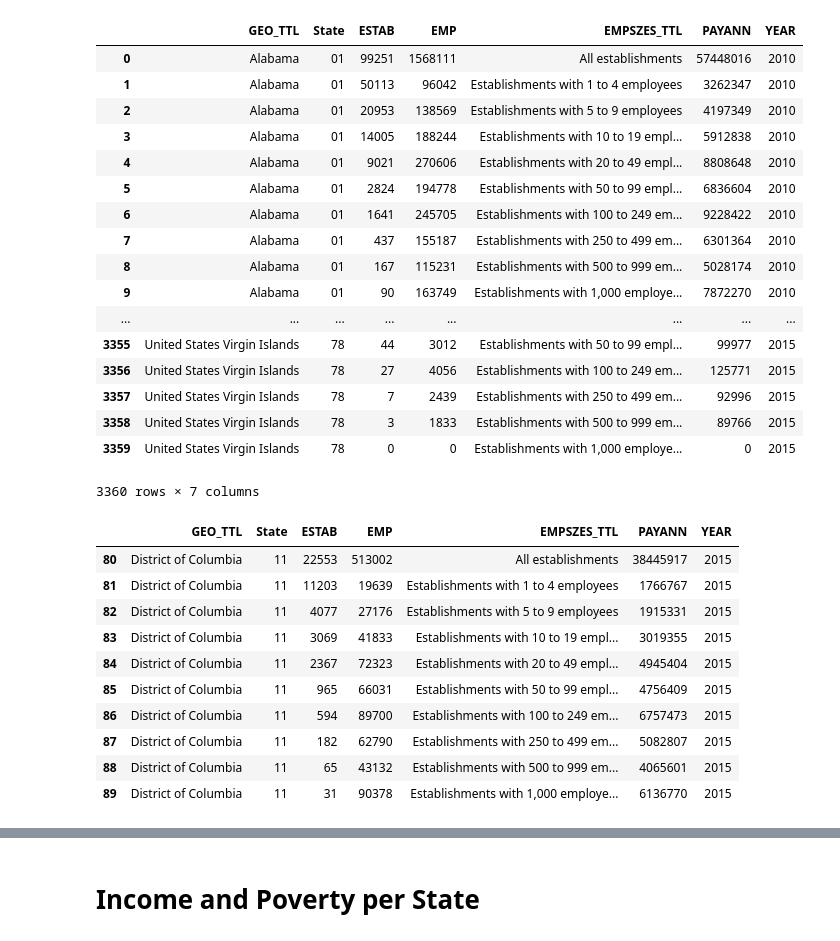
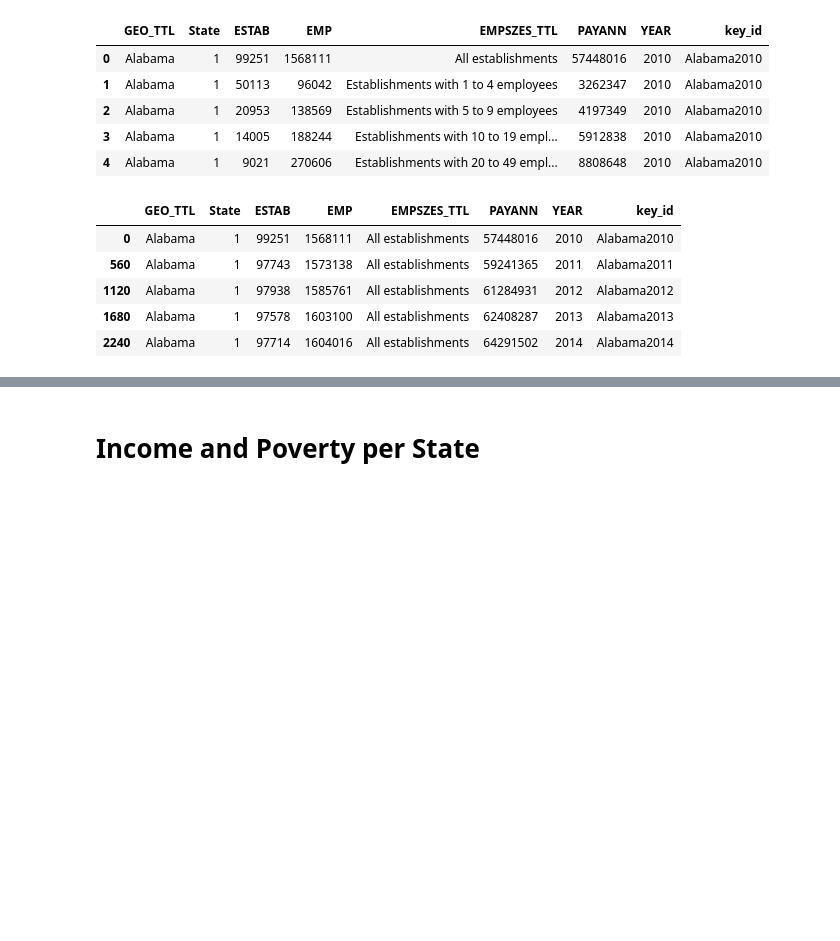
Before and after one commit to Airedyver/Census_Business_Vizualization, a Jupyter notebook: CBP API access .ipynb, the cells around one changed output, grey strips where cells are left out. Drawn from its saved outputs; the diff is of its cells as text; code cells hidden in the pictures; blank space fills up the shorter version.

```diff
--- a/CBP API access .ipynb
+++ b/CBP API access .ipynb
@@ -57,39 +46,28 @@ cbp_df
 # %%
 clean_cbp = cbp_df.drop([0]).reset_index()
 cbp_df = pd.DataFrame(clean_cbp, columns=['GEO_TTL','State','ESTAB','EMP','EMPSZES_TTL','PAYANN','YEAR'])
-cbp_df
+# download to csv
+cbp_df.to_csv("cbp_df.csv", index=False, header=True)
+cbp_df = pd.read_csv("cbp_df.csv",dtype={"ESTAB": int,"EMP":int,"PAYANN":int,"YEAR":str})
+cbp_df['key_id'] = cbp_df['GEO_TTL'] + cbp_df['YEAR']
+cbp_df.head()
 # %% [output]
-|  | GEO_TTL | State | ESTAB | EMP | EMPSZES_TTL | PAYANN | YEAR |
-| 0 | Alabama | 01 | 99251 | 1568111 | All establishments | 57448016 | 2010 |
-| 1 | Alabama | 01 | 50113 | 96042 | Establishments with 1 to 4 employees | 3262347 | 2010 |
-| 2 | Alabama | 01 | 20953 | 138569 | Establishments with 5 to 9 employees | 4197349 | 2010 |
-| 3 | Alabama | 01 | 14005 | 188244 | Establishments with 10 to 19 empl... | 5912838 | 2010 |
-| 4 | Alabama | 01 | 9021 | 270606 | Establishments with 20 to 49 empl... | 8808648 | 2010 |
-| 5 | Alabama | 01 | 2824 | 194778 | Establishments with 50 to 99 empl... | 6836604 | 2010 |
-| 6 | Alabama | 01 | 1641 | 245705 | Establishments with 100 to 249 em... | 9228422 | 2010 |
-| 7 | Alabama | 01 | 437 | 155187 | Establishments with 250 to 499 em... | 6301364 | 2010 |
-| 8 | Alabama | 01 | 167 | 115231 | Establishments with 500 to 999 em... | 5028174 | 2010 |
-| 9 | Alabama | 01 | 90 | 163749 | Establishments with 1,000 employe... | 7872270 | 2010 |
-| ... | ... | ... | ... | ... | ... | ... | ... |
-| 3355 | United States Virgin Islands | 78 | 44 | 3012 | Establishments with 50 to 99 empl... | 99977 | 2015 |
-| 3356 | United States Virgin Islands | 78 | 27 | 4056 | Establishments with 100 to 249 em... | 125771 | 2015 |
-| 3357 | United States Virgin Islands | 78 | 7 | 2439 | Establishments with 250 to 499 em... | 92996 | 2015 |
-| 3358 | United States Virgin Islands | 78 | 3 | 1833 | Establishments with 500 to 999 em... | 89766 | 2015 |
-| 3359 | United States Virgin Islands | 78 | 0 | 0 | Establishments with 1,000 employe... | 0 | 2015 |
+|  | GEO_TTL | State | ESTAB | EMP | EMPSZES_TTL | PAYANN | YEAR | key_id |
+| 0 | Alabama | 1 | 99251 | 1568111 | All establishments | 57448016 | 2010 | Alabama2010 |
+| 1 | Alabama | 1 | 50113 | 96042 | Establishments with 1 to 4 employees | 3262347 | 2010 | Alabama2010 |
+| 2 | Alabama | 1 | 20953 | 138569 | Establishments with 5 to 9 employees | 4197349 | 2010 | Alabama2010 |
+| 3 | Alabama | 1 | 14005 | 188244 | Establishments with 10 to 19 empl... | 5912838 | 2010 | Alabama2010 |
+| 4 | Alabama | 1 | 9021 | 270606 | Establishments with 20 to 49 empl... | 8808648 | 2010 | Alabama2010 |
-3360 rows × 7 columns
 # %%
-#Let's look at just DC for the past 5 years
-DC_cbp_df = cbp_df.loc[cbp_df["GEO_TTL"] == "District of Columbia",:]
-DC_cbp_df
+#Let's look at just all Establishments for the past 5 years
+est_cbp_df = cbp_df.loc[cbp_df["EMPSZES_TTL"] == "All establishments"]
+#Sort by state and year
+sort_est_df = est_cbp_df.sort_values(by=['GEO_TTL', 'YEAR'], ascending=[True, True])
+sort_est_df.head()
 # %% [output]
-|  | GEO_TTL | State | ESTAB | EMP | EMPSZES_TTL | PAYANN | YEAR |
-| 80 | District of Columbia | 11 | 22553 | 513002 | All establishments | 38445917 | 2015 |
-| 81 | District of Columbia | 11 | 11203 | 19639 | Establishments with 1 to 4 employees | 1766767 | 2015 |
-| 82 | District of Columbia | 11 | 4077 | 27176 | Establishments with 5 to 9 employees | 1915331 | 2015 |
-| 83 | District of Columbia | 11 | 3069 | 41833 | Establishments with 10 to 19 empl... | 3019355 | 2015 |
-| 84 | District of Columbia | 11 | 2367 | 72323 | Establishments with 20 to 49 empl... | 4945404 | 2015 |
-| 85 | District of Columbia | 11 | 965 | 66031 | Establishments with 50 to 99 empl... | 4756409 | 2015 |
-| 86 | District of Columbia | 11 | 594 | 89700 | Establishments with 100 to 249 em... | 6757473 | 2015 |
-| 87 | District of Columbia | 11 | 182 | 62790 | Establishments with 250 to 499 em... | 5082807 | 2015 |
-| 88 | District of Columbia | 11 | 65 | 43132 | Establishments with 500 to 999 em... | 4065601 | 2015 |
-| 89 | District of Columbia | 11 | 31 | 90378 | Establishments with 1,000 employe... | 6136770 | 2015 |
+|  | GEO_TTL | State | ESTAB | EMP | EMPSZES_TTL | PAYANN | YEAR | key_id |
+| 0 | Alabama | 1 | 99251 | 1568111 | All establishments | 57448016 | 2010 | Alabama2010 |
+| 560 | Alabama | 1 | 97743 | 1573138 | All establishments | 59241365 | 2011 | Alabama2011 |
+| 1120 | Alabama | 1 | 97938 | 1585761 | All establishments | 61284931 | 2012 | Alabama2012 |
+| 1680 | Alabama | 1 | 97578 | 1603100 | All establishments | 62408287 | 2013 | Alabama2013 |
+| 2240 | Alabama | 1 | 97714 | 1604016 | All establishments | 64291502 | 2014 | Alabama2014 |
```
Also changed, not shown: parts of 7 cells of this notebook.
